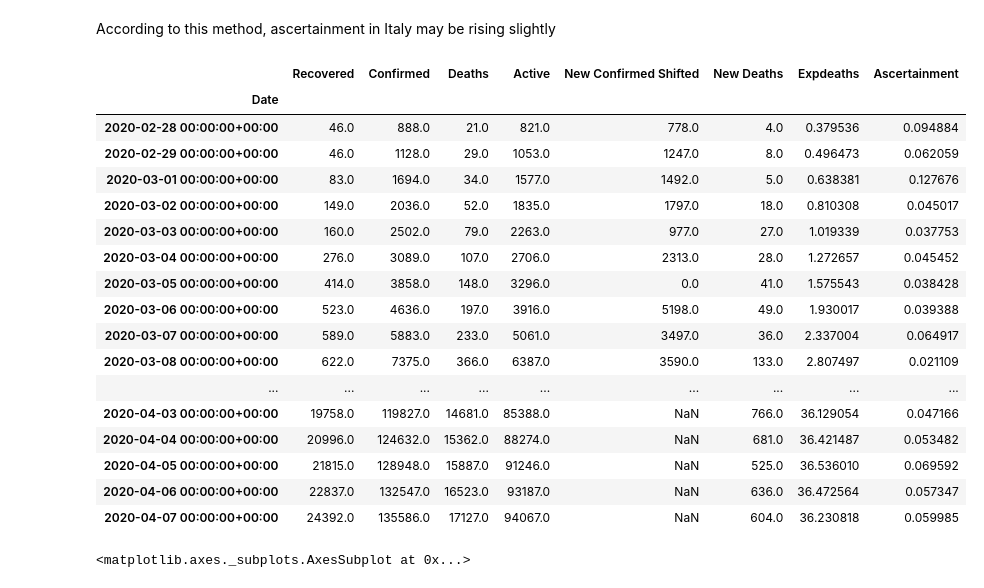
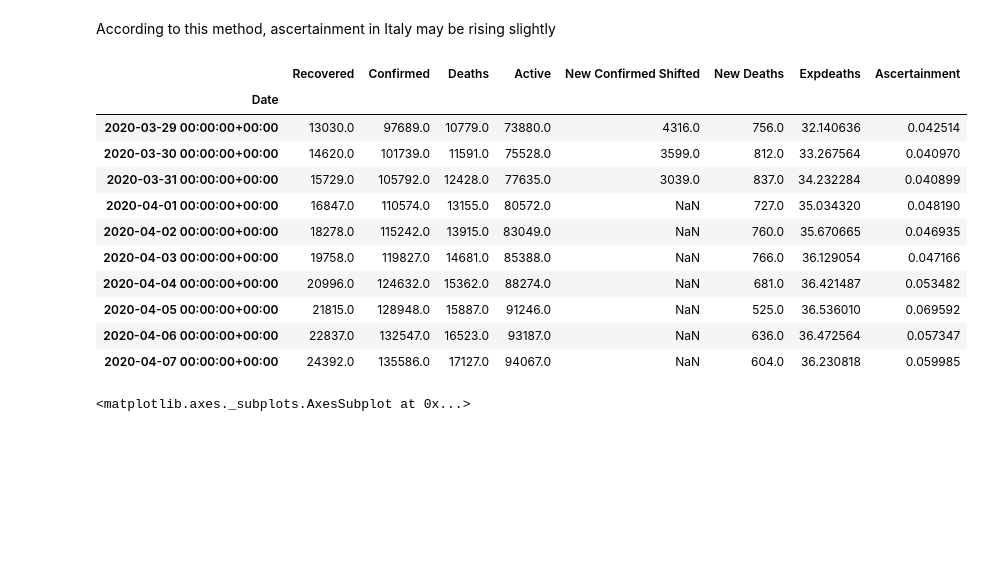
Before and after one commit to jsalvatier/epimodel, a Jupyter notebook: notebooks/djohnston/Cases_from_deaths.ipynb, the cells around one changed output. Saved outputs shown, nothing was run; the diff lists cells and outputs as text; code cells hidden in the pictures; blank space fills up the shorter version.

```diff
--- a/notebooks/djohnston/Cases_from_deaths.ipynb
+++ b/notebooks/djohnston/Cases_from_deaths.ipynb
@@ -175,21 +172,15 @@ csse_demo['Ascertainment'] = csse_demo['Expdeaths']/csse_demo['New Deaths']
 # %% [markdown]
 According to this method, ascertainment in Italy may be rising slightly
 # %%
-csse_demo.loc['IT'][-40:]
+csse_demo.loc['IT'][-10:]
 # %% [output]
 |  | Recovered | Confirmed | Deaths | Active | New Confirmed Shifted | New Deaths | Expdeaths | Ascertainment |
 | Date |  |  |  |  |  |  |  |  |
-| 2020-02-28 00:00:00+00:00 | 46.0 | 888.0 | 21.0 | 821.0 | 778.0 | 4.0 | 0.379536 | 0.094884 |
-| 2020-02-29 00:00:00+00:00 | 46.0 | 1128.0 | 29.0 | 1053.0 | 1247.0 | 8.0 | 0.496473 | 0.062059 |
-| 2020-03-01 00:00:00+00:00 | 83.0 | 1694.0 | 34.0 | 1577.0 | 1492.0 | 5.0 | 0.638381 | 0.127676 |
-| 2020-03-02 00:00:00+00:00 | 149.0 | 2036.0 | 52.0 | 1835.0 | 1797.0 | 18.0 | 0.810308 | 0.045017 |
-| 2020-03-03 00:00:00+00:00 | 160.0 | 2502.0 | 79.0 | 2263.0 | 977.0 | 27.0 | 1.019339 | 0.037753 |
-| 2020-03-04 00:00:00+00:00 | 276.0 | 3089.0 | 107.0 | 2706.0 | 2313.0 | 28.0 | 1.272657 | 0.045452 |
-| 2020-03-05 00:00:00+00:00 | 414.0 | 3858.0 | 148.0 | 3296.0 | 0.0 | 41.0 | 1.575543 | 0.038428 |
-| 2020-03-06 00:00:00+00:00 | 523.0 | 4636.0 | 197.0 | 3916.0 | 5198.0 | 49.0 | 1.930017 | 0.039388 |
-| 2020-03-07 00:00:00+00:00 | 589.0 | 5883.0 | 233.0 | 5061.0 | 3497.0 | 36.0 | 2.337004 | 0.064917 |
-| 2020-03-08 00:00:00+00:00 | 622.0 | 7375.0 | 366.0 | 6387.0 | 3590.0 | 133.0 | 2.807497 | 0.021109 |
-| ... | ... | ... | ... | ... | ... | ... | ... | ... |
+| 2020-03-29 00:00:00+00:00 | 13030.0 | 97689.0 | 10779.0 | 73880.0 | 4316.0 | 756.0 | 32.140636 | 0.042514 |
+| 2020-03-30 00:00:00+00:00 | 14620.0 | 101739.0 | 11591.0 | 75528.0 | 3599.0 | 812.0 | 33.267564 | 0.040970 |
+| 2020-03-31 00:00:00+00:00 | 15729.0 | 105792.0 | 12428.0 | 77635.0 | 3039.0 | 837.0 | 34.232284 | 0.040899 |
+| 2020-04-01 00:00:00+00:00 | 16847.0 | 110574.0 | 13155.0 | 80572.0 | NaN | 727.0 | 35.034320 | 0.048190 |
+| 2020-04-02 00:00:00+00:00 | 18278.0 | 115242.0 | 13915.0 | 83049.0 | NaN | 760.0 | 35.670665 | 0.046935 |
 | 2020-04-03 00:00:00+00:00 | 19758.0 | 119827.0 | 14681.0 | 85388.0 | NaN | 766.0 | 36.129054 | 0.047166 |
 | 2020-04-04 00:00:00+00:00 | 20996.0 | 124632.0 | 15362.0 | 88274.0 | NaN | 681.0 | 36.421487 | 0.053482 |
 | 2020-04-05 00:00:00+00:00 | 21815.0 | 128948.0 | 15887.0 | 91246.0 | NaN | 525.0 | 36.536010 | 0.069592 |
```
Also changed, not shown: parts of 13 cells of this notebook.
